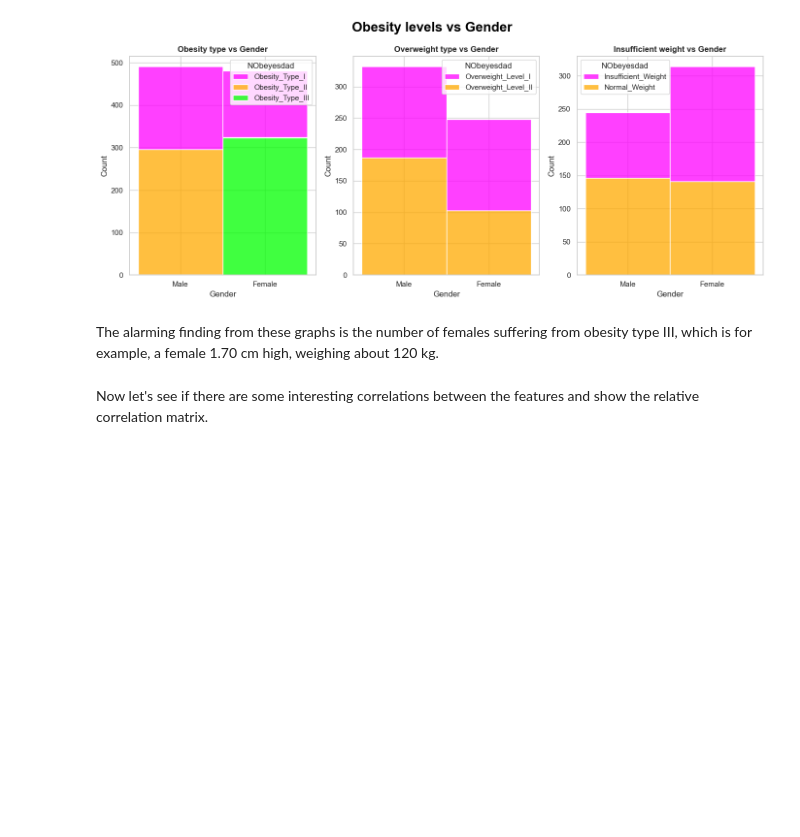
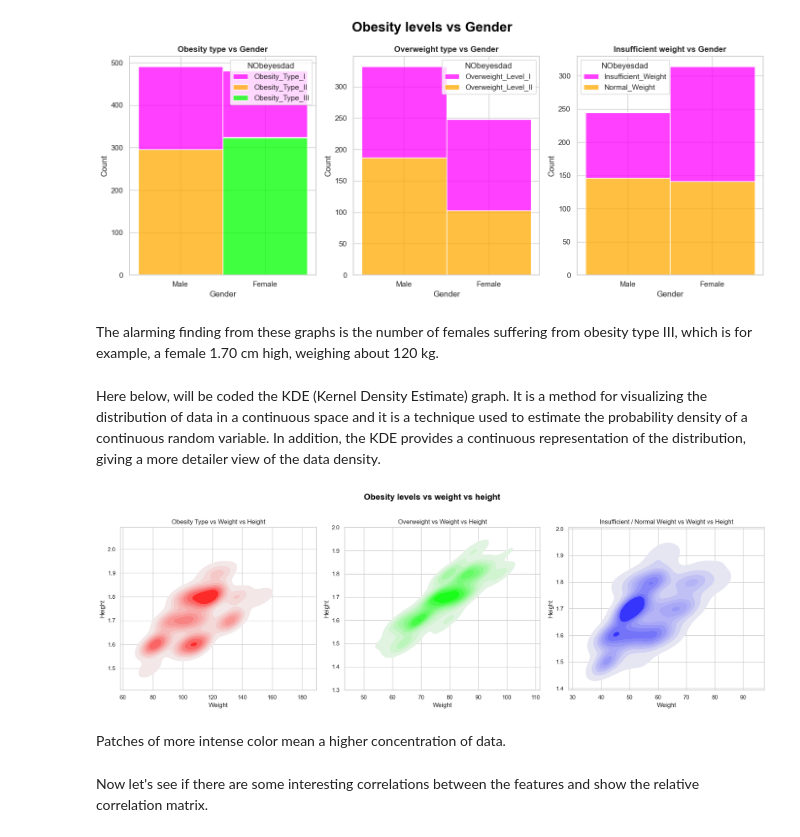
Before and after one commit to letizialanza01/SR_Obesity_Project, a Jupyter notebook: SR_Obesity_Project.ipynb, the cells around one changed output. Drawn from its saved outputs; the diff is of its cells as text; code cells hidden in the pictures; blank space fills up the shorter version.

```diff
--- a/SR_Obesity_Project.ipynb
+++ b/SR_Obesity_Project.ipynb
@@ -885,6 +885,27 @@ plt.show()
 [figure]
 # %% [markdown]
 The alarming finding from these graphs is the number of females suffering from obesity type III, which is for example, a female 1.70 cm high, weighing about 120 kg.
+# %% [markdown]
+Here below, will be coded the KDE (Kernel Density Estimate) graph. It is a method for visualizing the distribution of data in a continuous space and it is a technique used to estimate the probability density of a continuous random variable. In addition, the KDE provides a continuous representation of the distribution, giving a more detailer view of the data density.
+# %%
+data_list = [obesity_df_OT, obesity_df_OW, obesity_df_I_N]
+data_name = ["Obesity Type", "Overweight", "Insufficient / Normal Weight"]
+colors = ['#FF0000', '#00FF00', '#0000FF']
+
+fig, axes = plt.subplots(nrows=1, ncols=3, figsize=(18, 6))
+
+for i in range(3):
+    sns.kdeplot(data = data_list[i], x = 'Weight', y = 'Height', ax = axes[i], color = colors[i], fill = True, label = 'NObeyesdad', cmap = sns.light_palette(colors[i], as_cmap = True), thresh = 0.05)
+    axes[i].set_title(f'{data_name[i]} vs Weight vs Height')
+
+fig.suptitle('Obesity levels vs weight vs height', fontsize = 16, fontweight = 'bold', color = 'black')
+
+plt.tight_layout(rect=[0, 0, 1, 0.96])
+plt.show()
+# %% [output]
+[figure, added]
+# %% [markdown]
+Patches of more intense color mean a higher concentration of data.
 # %% [markdown]
 Now let's see if there are some interesting correlations between the features and show the relative correlation matrix.
 # %%
```
Also changed, not shown: parts of 42 cells of this notebook.
